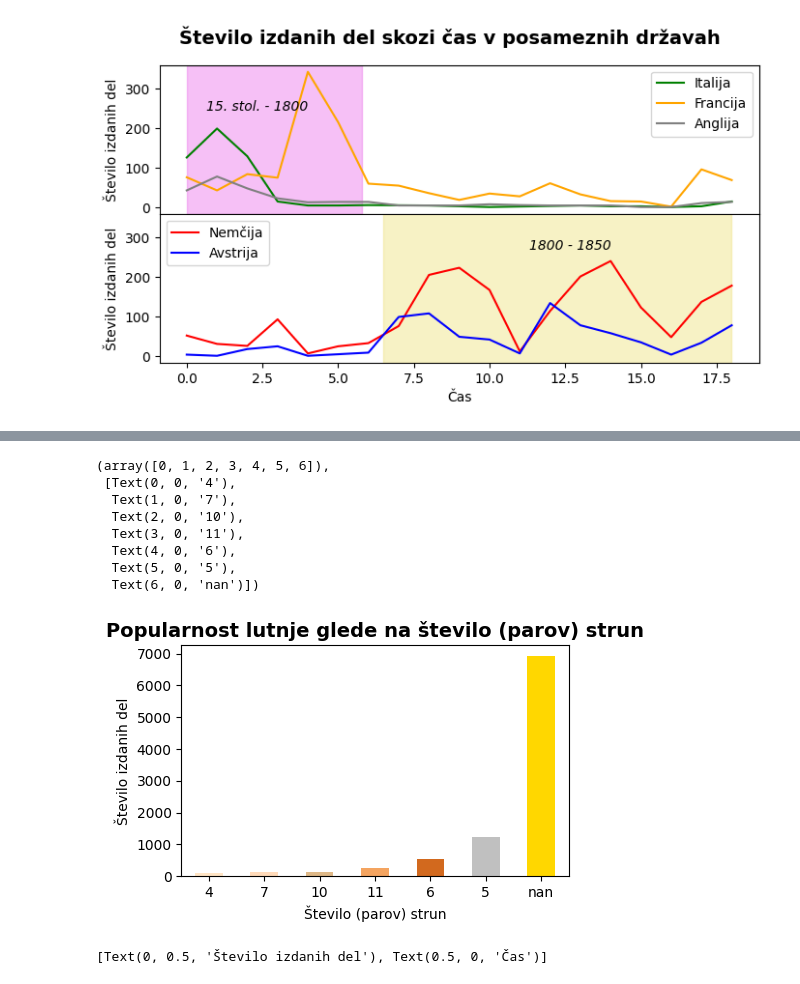
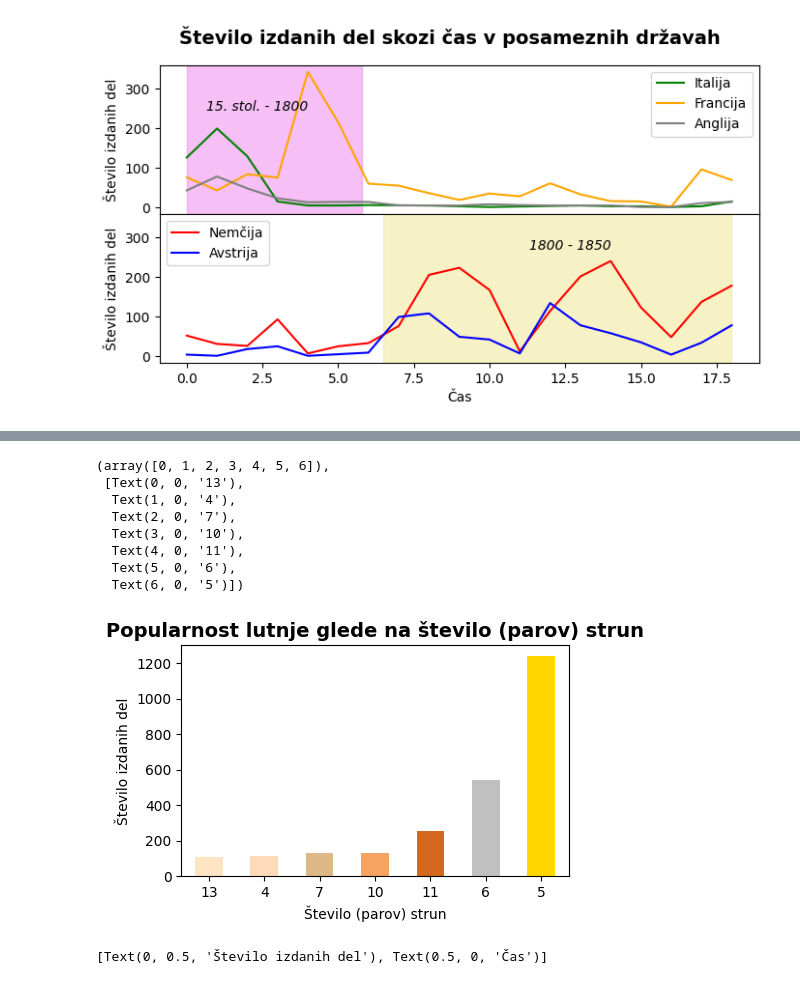
Before and after one commit to matijaskrt/uvp-seminarska-naloga, a Jupyter notebook: analiza.ipynb, the cells around one changed output, grey strips where cells are left out. Drawn from its saved outputs; the diff is of its cells as text; code cells hidden in the pictures.

```diff
--- a/analiza.ipynb
+++ b/analiza.ipynb
@@ -99,25 +133,25 @@ Text(11.3, 270, '1800 - 1850')
 # %%
-strune = podatki[(podatki.STRUNE != "NONE")].groupby("STRUNE")
+strune = podatki[(podatki.STRUNE != None)].groupby("STRUNE")
 st = []
 for x in range(9403):
     st += str(podatki.loc[x].at["STRUNE"]).split(", ")
 table = pd.DataFrame(st, columns=['st'])
-table[table.st != "NONE"].groupby("st").size().sort_values().tail(7).plot.bar(
+table[table.st != "nan"].groupby("st").size().sort_values().tail(7).plot.bar(
     figsize = (5, 3), color=["bisque", "peachpuff", "burlywood", "sandybrown", "chocolate", "silver", "gold"])
 plt.title("Popularnost lutnje glede na število (parov) strun", fontsize=14, weight="bold")
 plt.ylabel("Število izdanih del")
 plt.xlabel("Število (parov) strun")
 plt.xticks(rotation=0)
 # %% [output]
 (array([0, 1, 2, 3, 4, 5, 6]),
- [Text(0, 0, '4'),
-  Text(1, 0, '7'),
-  Text(2, 0, '10'),
-  Text(3, 0, '11'),
-  Text(4, 0, '6'),
-  Text(5, 0, '5'),
-  Text(6, 0, 'nan')])
+ [Text(0, 0, '13'),
+  Text(1, 0, '4'),
+  Text(2, 0, '7'),
+  Text(3, 0, '10'),
+  Text(4, 0, '11'),
+  Text(5, 0, '6'),
+  Text(6, 0, '5')])
-[figure, old version]
+[figure, new version]
 # %%
 fig, ax = plt.subplots(1, figsize= (8,3))
 plt.title("Popularnost instrumenta skozi čas", fontsize=14, weight="bold")
```
Also changed, not shown: parts of 7 cells of this notebook, 2 other files.
